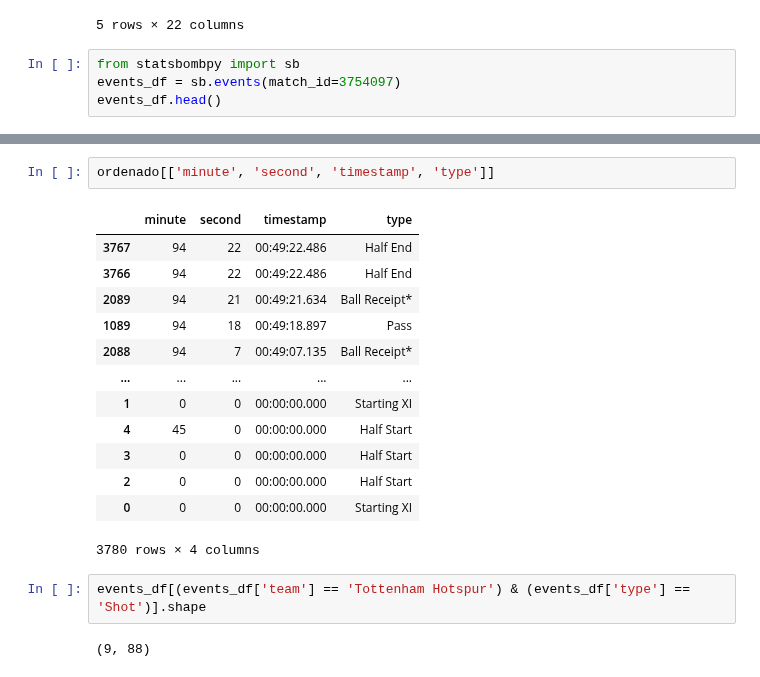
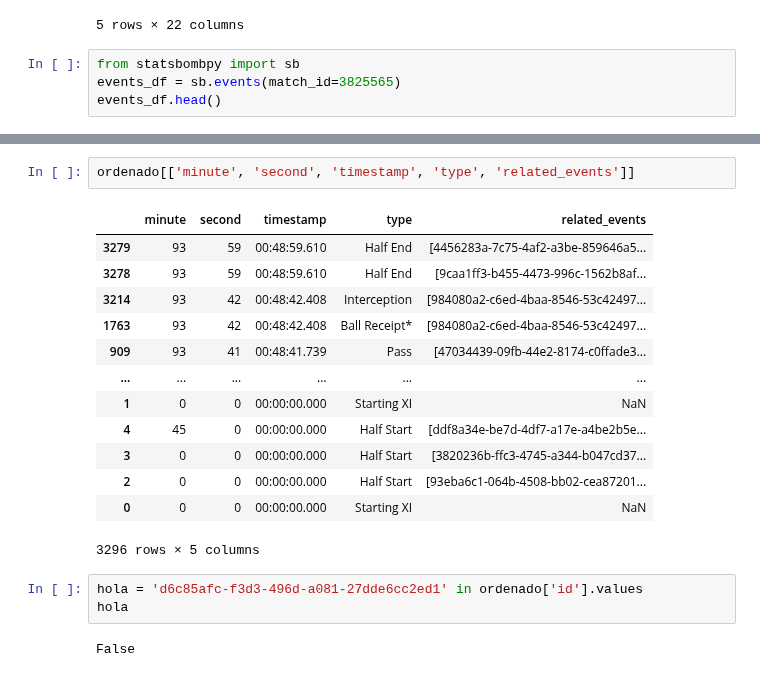
Before and after one commit to Jaime-Linares/DataAnalysis-FootySage, a Jupyter notebook: feature_selection.ipynb, the cells around one changed output, grey strips where cells are left out. Drawn from its saved outputs; the diff is of its cells as text.

```diff
--- a/feature_selection.ipynb
+++ b/feature_selection.ipynb
@@ -98,6 +98,6 @@ matches_sorted_by_week_df.head()
 5 rows × 22 columns
 # %%
 from statsbombpy import sb
-events_df = sb.events(match_id=3754097)
+events_df = sb.events(match_id=3825565)
 events_df.head()
 # %% [output]
@@ -128,20 +128,21 @@ ordenado
 # %%
-ordenado[['minute', 'second', 'timestamp', 'type']]
+ordenado[['minute', 'second', 'timestamp', 'type', 'related_events']]
 # %% [output]
-|  | minute | second | timestamp | type |
-| 3767 | 94 | 22 | 00:49:22.486 | Half End |
-| 3766 | 94 | 22 | 00:49:22.486 | Half End |
-| 2089 | 94 | 21 | 00:49:21.634 | Ball Receipt* |
-| 1089 | 94 | 18 | 00:49:18.897 | Pass |
-| 2088 | 94 | 7 | 00:49:07.135 | Ball Receipt* |
-| ... | ... | ... | ... | ... |
-| 1 | 0 | 0 | 00:00:00.000 | Starting XI |
-| 4 | 45 | 0 | 00:00:00.000 | Half Start |
-| 3 | 0 | 0 | 00:00:00.000 | Half Start |
-| 2 | 0 | 0 | 00:00:00.000 | Half Start |
-| 0 | 0 | 0 | 00:00:00.000 | Starting XI |
+|  | minute | second | timestamp | type | related_events |
+| 3279 | 93 | 59 | 00:48:59.610 | Half End | [4456283a-7c75-4af2-a3be-859646a5... |
+| 3278 | 93 | 59 | 00:48:59.610 | Half End | [9caa1ff3-b455-4473-996c-1562b8af... |
+| 3214 | 93 | 42 | 00:48:42.408 | Interception | [984080a2-c6ed-4baa-8546-53c42497... |
+| 1763 | 93 | 42 | 00:48:42.408 | Ball Receipt* | [984080a2-c6ed-4baa-8546-53c42497... |
+| 909 | 93 | 41 | 00:48:41.739 | Pass | [47034439-09fb-44e2-8174-c0ffade3... |
+| ... | ... | ... | ... | ... | ... |
+| 1 | 0 | 0 | 00:00:00.000 | Starting XI | NaN |
+| 4 | 45 | 0 | 00:00:00.000 | Half Start | [ddf8a34e-be7d-4df7-a17e-a4be2b5e... |
+| 3 | 0 | 0 | 00:00:00.000 | Half Start | [3820236b-ffc3-4745-a344-b047cd37... |
+| 2 | 0 | 0 | 00:00:00.000 | Half Start | [93eba6c1-064b-4508-bb02-cea87201... |
+| 0 | 0 | 0 | 00:00:00.000 | Starting XI | NaN |
-3780 rows × 4 columns
+3296 rows × 5 columns
-# %%
-events_df[(events_df['team'] == 'Tottenham Hotspur') & (events_df['type'] == 'Shot')].shape
-# %% [output]
-(9, 88)
+# %%
+hola = 'd6c85afc-f3d3-496d-a081-27dde6cc2ed1' in ordenado['id'].values
+hola
+# %% [output]
+False
```
Also changed, not shown: parts of 3 cells of this notebook, 2 other files.
